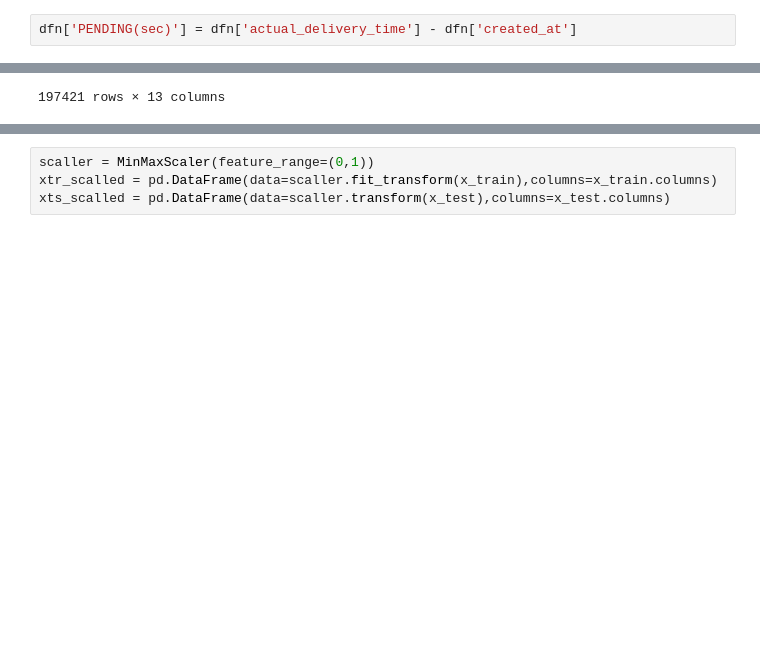
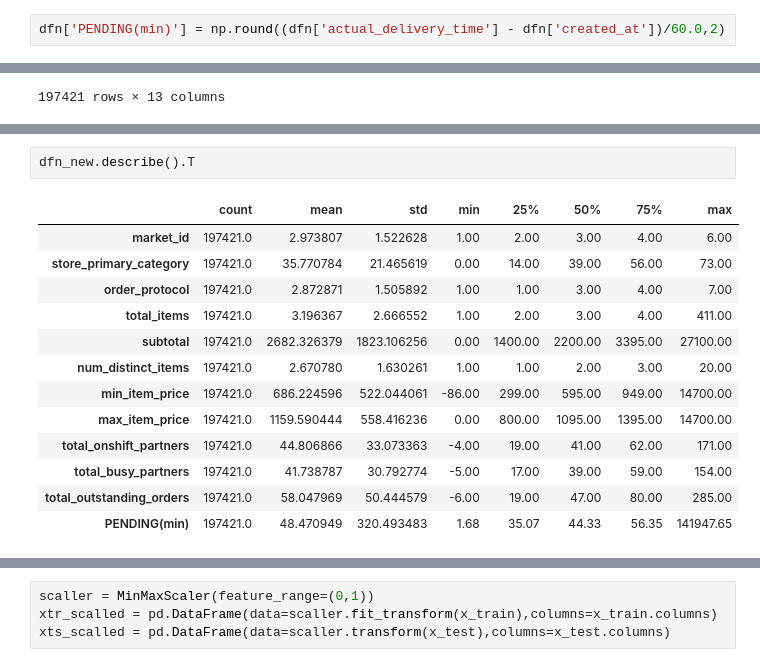
Before and after one commit to isoori/Porter-Delivery-Time-Estimation, a Jupyter notebook: Untitled.ipynb, the cells around one changed output, grey strips where cells are left out. Saved outputs shown, nothing was run; the diff lists cells and outputs as text; blank space fills up the shorter version.

```diff
--- a/Untitled.ipynb
+++ b/Untitled.ipynb
@@ -58,7 +61,7 @@ dfn['created_at'] = dfn['created_at'].apply(converter)
 # %%
 dfn['actual_delivery_time'] = dfn['actual_delivery_time'].apply(converter)
 # %%
-dfn['PENDING(sec)'] = dfn['actual_delivery_time'] - dfn['created_at']
+dfn['PENDING(min)'] = np.round((dfn['actual_delivery_time'] - dfn['created_at'])/60.0,2)
 # %%
 dfn
 # %% [output]
@@ -128,0 +169,16 @@ Name: PENDING(sec), dtype: float64
+# %%
+dfn_new.describe().T
+# %% [output]
+|  | count | mean | std | min | 25% | 50% | 75% | max |
+| market_id | 197421.0 | 2.973807 | 1.522628 | 1.00 | 2.00 | 3.00 | 4.00 | 6.00 |
+| store_primary_category | 197421.0 | 35.770784 | 21.465619 | 0.00 | 14.00 | 39.00 | 56.00 | 73.00 |
+| order_protocol | 197421.0 | 2.872871 | 1.505892 | 1.00 | 1.00 | 3.00 | 4.00 | 7.00 |
+| total_items | 197421.0 | 3.196367 | 2.666552 | 1.00 | 2.00 | 3.00 | 4.00 | 411.00 |
+| subtotal | 197421.0 | 2682.326379 | 1823.106256 | 0.00 | 1400.00 | 2200.00 | 3395.00 | 27100.00 |
+| num_distinct_items | 197421.0 | 2.670780 | 1.630261 | 1.00 | 1.00 | 2.00 | 3.00 | 20.00 |
+| min_item_price | 197421.0 | 686.224596 | 522.044061 | -86.00 | 299.00 | 595.00 | 949.00 | 14700.00 |
+| max_item_price | 197421.0 | 1159.590444 | 558.416236 | 0.00 | 800.00 | 1095.00 | 1395.00 | 14700.00 |
+| total_onshift_partners | 197421.0 | 44.806866 | 33.073363 | -4.00 | 19.00 | 41.00 | 62.00 | 171.00 |
+| total_busy_partners | 197421.0 | 41.738787 | 30.792774 | -5.00 | 17.00 | 39.00 | 59.00 | 154.00 |
+| total_outstanding_orders | 197421.0 | 58.047969 | 50.444579 | -6.00 | 19.00 | 47.00 | 80.00 | 285.00 |
+| PENDING(min) | 197421.0 | 48.470949 | 320.493483 | 1.68 | 35.07 | 44.33 | 56.35 | 141947.65 |
```
Also changed, not shown: parts of 28 cells of this notebook.
